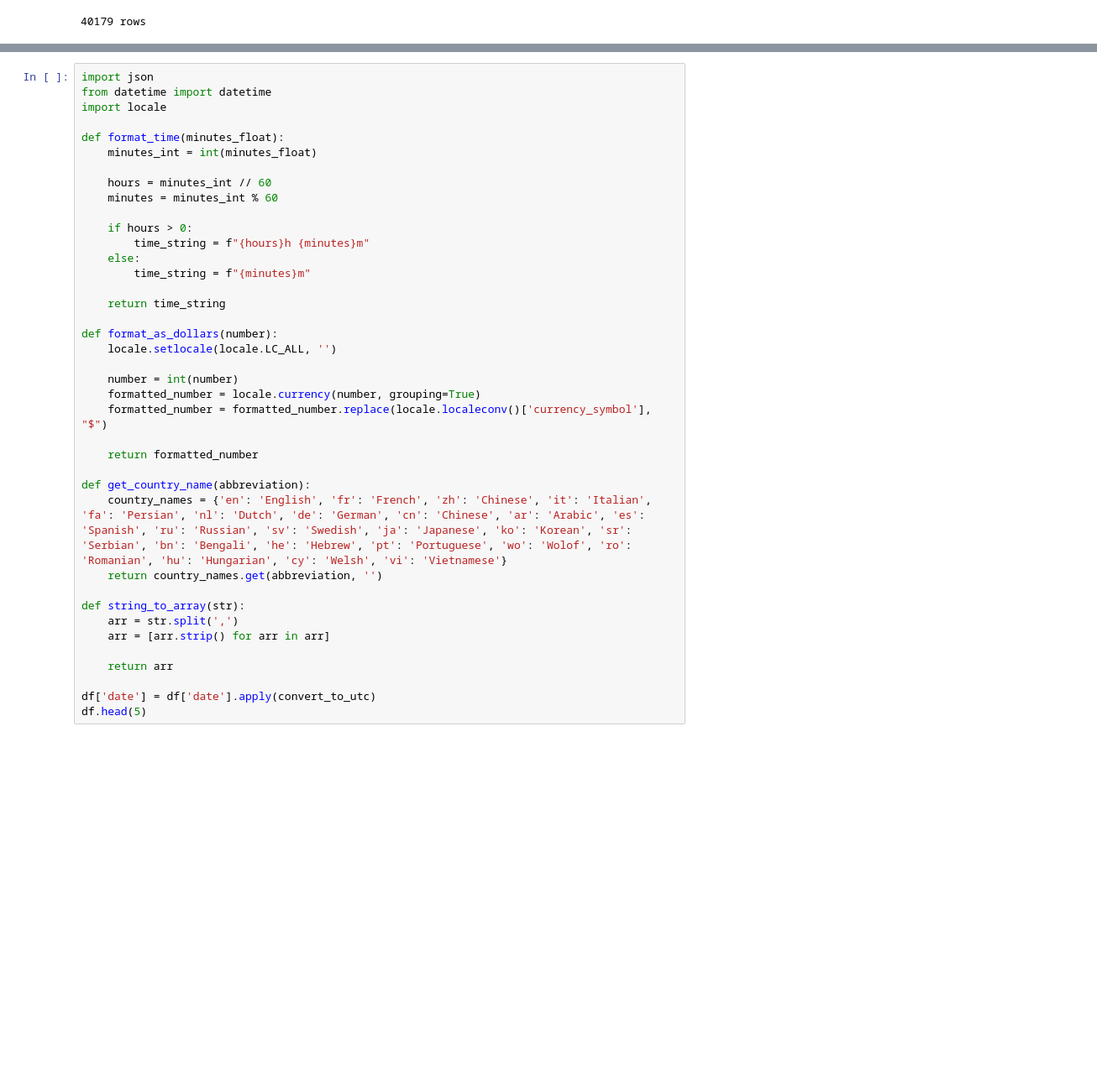
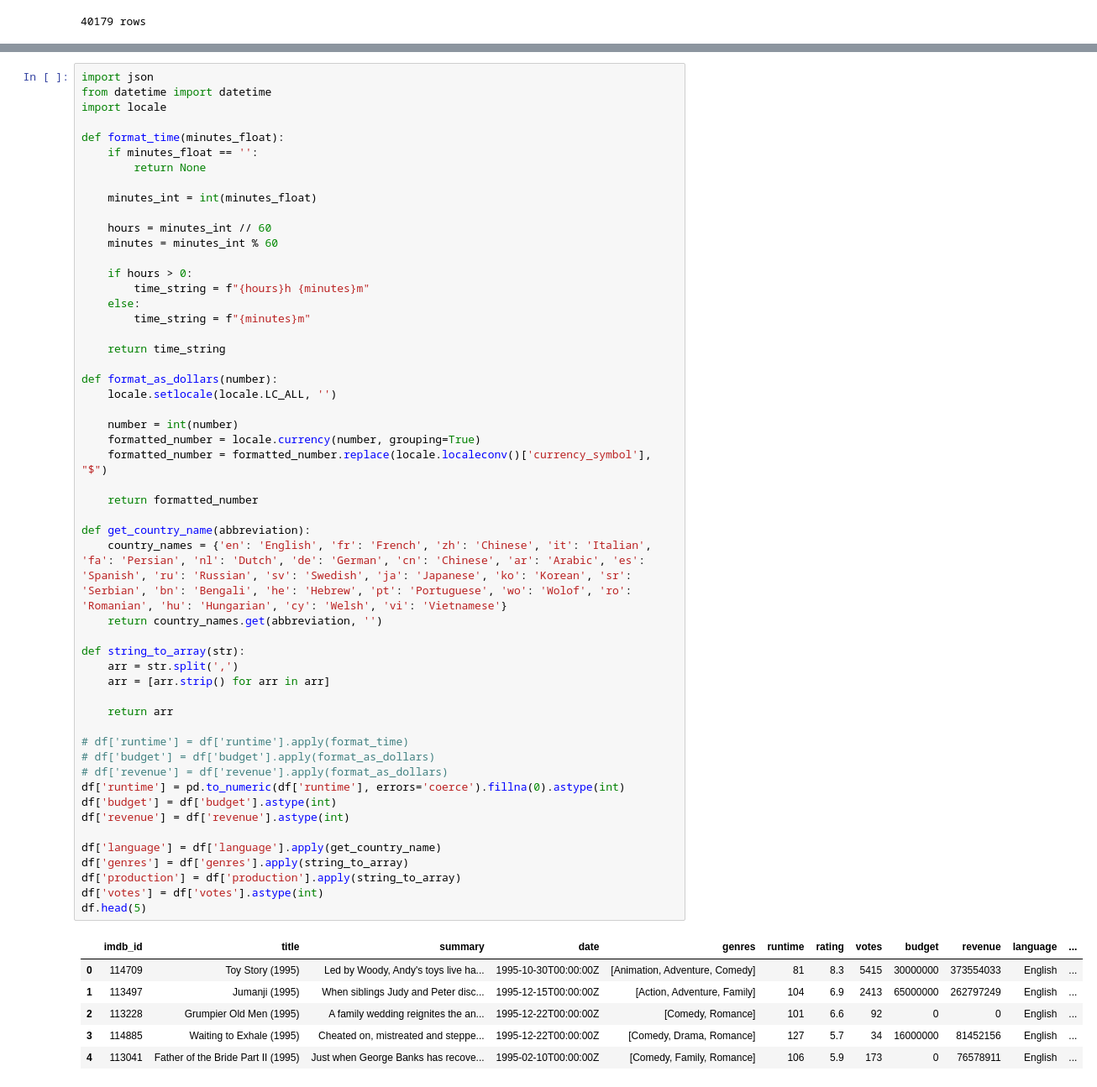
Before and after one commit to yujisatojr/filmate-ai, a Jupyter notebook: dataset_cleaning.ipynb, the cells around one changed output, grey strips where cells are left out. Shown at 84% size. Saved outputs shown, nothing was run; the diff lists cells and outputs as text; blank space fills up the shorter version.

```diff
--- a/dataset_cleaning.ipynb
+++ b/dataset_cleaning.ipynb
@@ -94,36 +94,56 @@ from datetime import datetime
 import locale
 
 def format_time(minutes_float):
+    if minutes_float == '':
+        return None
+
     minutes_int = int(minutes_float)
 
     hours = minutes_int // 60
     minutes = minutes_int % 60
 
     if hours > 0:
         time_string = f"{hours}h {minutes}m"
     else:
         time_string = f"{minutes}m"
 
     return time_string
 
 def format_as_dollars(number):
     locale.setlocale(locale.LC_ALL, '')
 
     number = int(number)
     formatted_number = locale.currency(number, grouping=True)
     formatted_number = formatted_number.replace(locale.localeconv()['currency_symbol'], "$")
 
     return formatted_number
 
 def get_country_name(abbreviation):
     country_names = {'en': 'English', 'fr': 'French', 'zh': 'Chinese', 'it': 'Italian', 'fa': 'Persian', 'nl': 'Dutch', 'de': 'German', 'cn': 'Chinese', 'ar': 'Arabic', 'es': 'Spanish', 'ru': 'Russian', 'sv': 'Swedish', 'ja': 'Japanese', 'ko': 'Korean', 'sr': 'Serbian', 'bn': 'Bengali', 'he': 'Hebrew', 'pt': 'Portuguese', 'wo': 'Wolof', 'ro': 'Romanian', 'hu': 'Hungarian', 'cy': 'Welsh', 'vi': 'Vietnamese'}
     return country_names.get(abbreviation, '')
 
 def string_to_array(str):
     arr = str.split(',')
     arr = [arr.strip() for arr in arr]
 
     return arr
 
-df['date'] = df['date'].apply(convert_to_utc)
+# df['runtime'] = df['runtime'].apply(format_time)
+# df['budget'] = df['budget'].apply(format_as_dollars)
+# df['revenue'] = df['revenue'].apply(format_as_dollars)
+df['runtime'] = pd.to_numeric(df['runtime'], errors='coerce').fillna(0).astype(int)
+df['budget'] = df['budget'].astype(int)
+df['revenue'] = df['revenue'].astype(int)
+
+df['language'] = df['language'].apply(get_country_name)
+df['genres'] = df['genres'].apply(string_to_array)
+df['production'] = df['production'].apply(string_to_array)
+df['votes'] = df['votes'].astype(int)
 df.head(5)
+# %% [output]
+|  | imdb_id | title | summary | date | genres | runtime | rating | votes | budget | revenue | language | ... |
+| 0 | 114709 | Toy Story (1995) | Led by Woody, Andy's toys live ha... | 1995-10-30T00:00:00Z | [Animation, Adventure, Comedy] | 81 | 8.3 | 5415 | 30000000 | 373554033 | English | ... |
+| 1 | 113497 | Jumanji (1995) | When siblings Judy and Peter disc... | 1995-12-15T00:00:00Z | [Action, Adventure, Family] | 104 | 6.9 | 2413 | 65000000 | 262797249 | English | ... |
+| 2 | 113228 | Grumpier Old Men (1995) | A family wedding reignites the an... | 1995-12-22T00:00:00Z | [Comedy, Romance] | 101 | 6.6 | 92 | 0 | 0 | English | ... |
+| 3 | 114885 | Waiting to Exhale (1995) | Cheated on, mistreated and steppe... | 1995-12-22T00:00:00Z | [Comedy, Drama, Romance] | 127 | 5.7 | 34 | 16000000 | 81452156 | English | ... |
+| 4 | 113041 | Father of the Bride Part II (1995) | Just when George Banks has recove... | 1995-02-10T00:00:00Z | [Comedy, Family, Romance] | 106 | 5.9 | 173 | 0 | 76578911 | English | ... |
```
Also changed, not shown: parts of 2 cells of this notebook, 1 other file.
